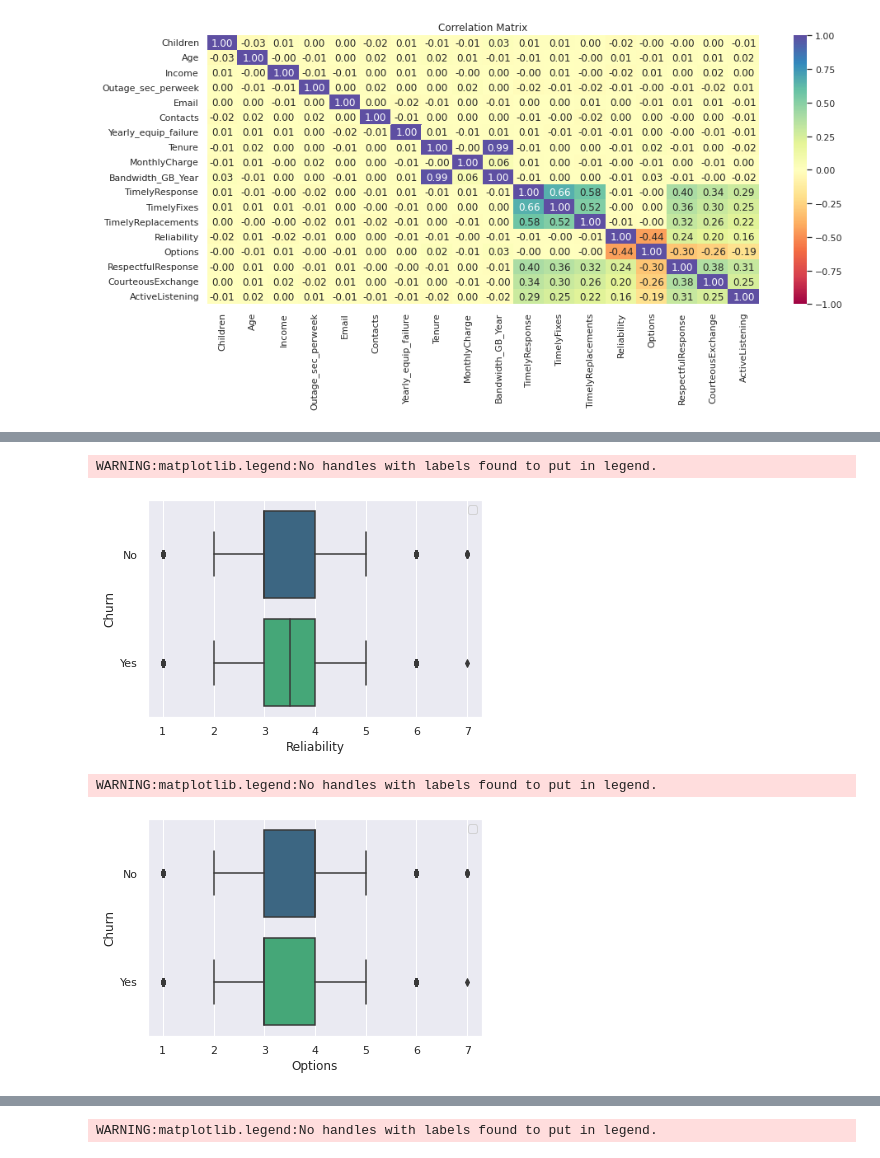
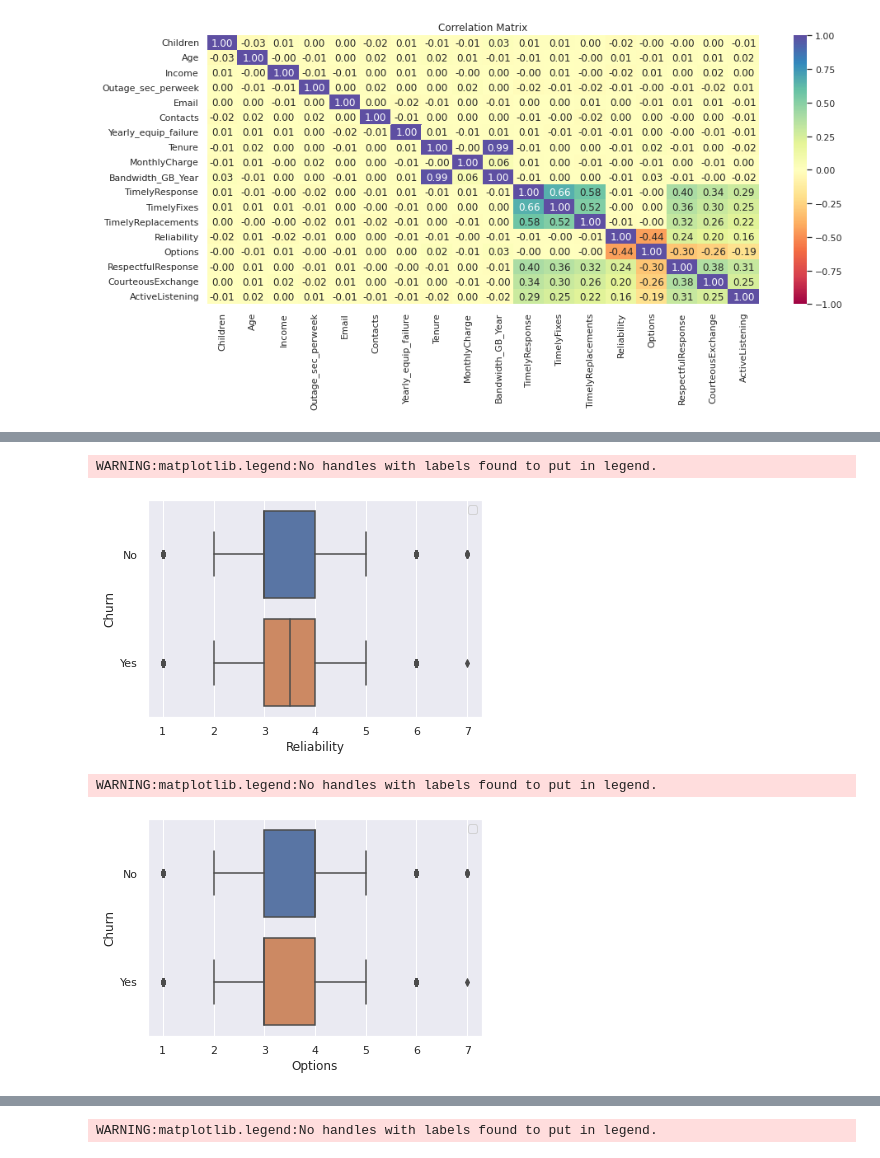
Before and after one commit to cfreeman22/predictive_modeling_mlr, a Jupyter notebook: D208_task2.ipynb, the cells around one changed output, grey strips where cells are left out. Cells and saved outputs as stored; diff of their text form; code cells hidden in the pictures.

```diff
--- a/D208_task2.ipynb
+++ b/D208_task2.ipynb
@@ -548,18 +601,18 @@ WARNING:matplotlib.legend:No handles with labels found to put in legend.
 # %%
 plt.figure(figsize=(6,4))
-sns.boxplot(df.Reliability,df.Churn,palette="viridis")
+sns.boxplot(df.Reliability,df.Churn)
 plt.legend(bbox_to_anchor=(1.00, 1))
 plt.show()
 # %% [output]
 WARNING:matplotlib.legend:No handles with labels found to put in legend.
-[figure, old version]
+[figure, new version]
 # %%
 plt.figure(figsize=(6,4))
-sns.boxplot(df.Options,df.Churn,palette="viridis")
+sns.boxplot(df.Options,df.Churn)
 plt.legend(bbox_to_anchor=(1.00, 1))
 plt.show()
 # %% [output]
 WARNING:matplotlib.legend:No handles with labels found to put in legend.
-[figure, old version]
+[figure, new version]
 # %%
 plt.figure(figsize=(6,4))
```
Also changed, not shown: parts of 128 cells of this notebook.
